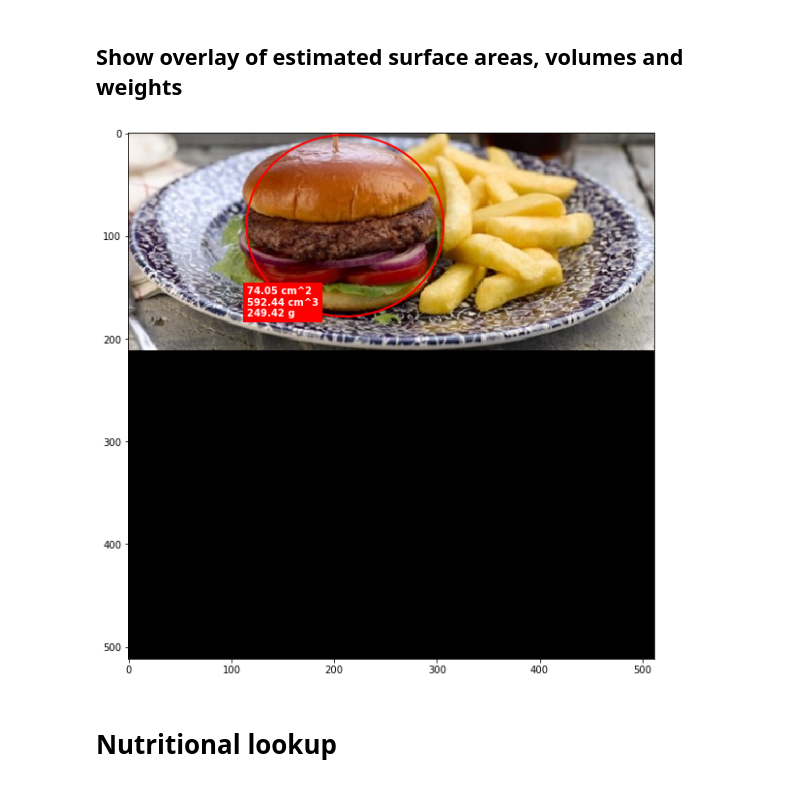
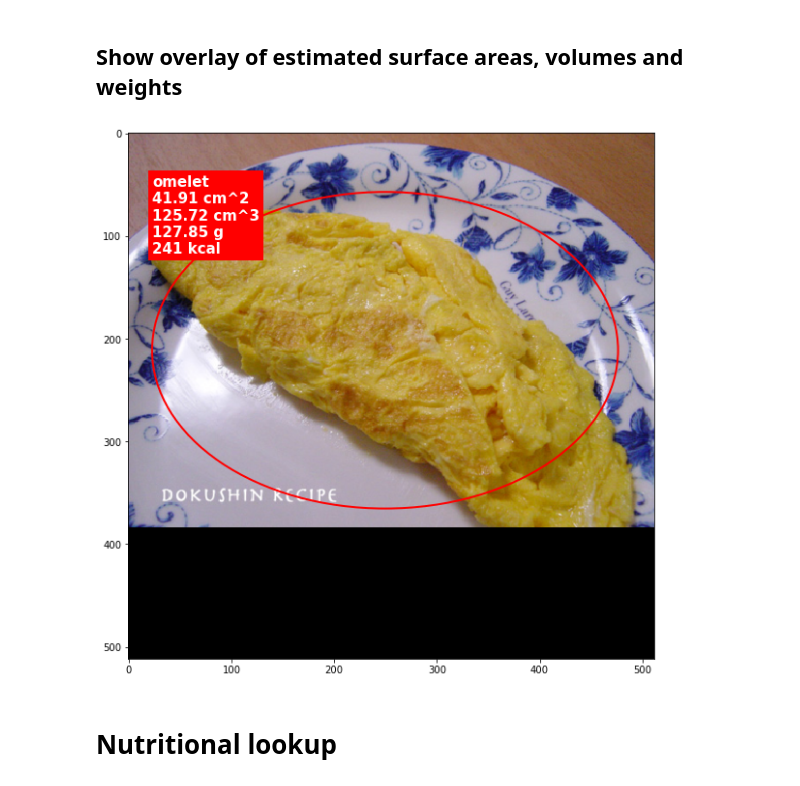
Before and after one commit to BenRoche18/Img2Calories, a Jupyter notebook: notebooks/food_detection/inference.ipynb, the cells around one changed output. Saved outputs shown, nothing was run; the diff lists cells and outputs as text; code cells hidden in the pictures.

```diff
--- a/notebooks/food_detection/inference.ipynb
+++ b/notebooks/food_detection/inference.ipynb
@@ -121,12 +121,18 @@ Loading learnt model weights...done
 # %%
-url = "http://ukcdn.ar-cdn.com/recipes/port250/00717b58-dfc2-4b12-bbaa-266c0699cce1.jpg"
+url = "https://steemitimages.com/DQmSSw3vZF93icqgWEHqsi3Bc9XZcpuCYHo24P4UeHr2VcE/WP_20180111_21_18_29_Pro_LI.jpg"
+path = os.path.join(ROOT_DIR, "evaluation", "images", "a.jpg")
 
-def loadImage(url):
+def loadURLImage(url):
     filename = url.split('/')[-1]
     img = utils.get_file(filename, url)
     img = Image.open(img)
     return img
 
-img = loadImage(url)
+def loadPathImage(path):
+    img = Image.open(path)
+    return img
+
+img = loadPathImage(path)
+#img = loadURLImage(url)
 img
 # %% [output]
@@ -134,3 +139,0 @@ img
-# %%
-img = Image.open(os.path.join(os.path.abspath(os.sep), "Datasets", "nutrition", "JPEGImages", "2.jpg"))
-img
@@ -245,7 +247,7 @@ The next step is to estimate the weights for each of the foods present.
 
 The first stage to estimating the portion size is to calculate the surface area for each of the foods detected. In order to do so we assume a standard plate diameter of 27cm and assume that the plate spans accross the whole image. Since we don't have a database of food shapes we will also assume the captured food posses an eliptical shape.
 # %%
-PLATE_DIAMETER = 27 # cm
+PLATE_DIAMETER = 10 # cm
 
 # estimate cms per pixel using standard plate diameter
 cm_per_pixel = PLATE_DIAMETER / IMAGE_SIZE
@@ -271,6 +273,7 @@ c = connection.cursor()
 
 volumes = []
 weights = []
+energies = []
 foods = []
 
 i = 0
@@ -287,6 +290,9 @@ for lbl in labels:
     # estimate weight using density
     weights.append(volumes[i] * density)
 
+    # infer energy using weight
+    energies.append(weights[i] * energy / 100)
+
     i += 1
 
 connection.close()
@@ -299,36 +305,36 @@ def showSizes(img, boxes):
     # unnormalize
     img[0] = img[0] * 0.229
     img[1] = img[1] * 0.224
     img[2] = img[2] * 0.225
     img[0] += 0.485
     img[1] += 0.456
     img[2] += 0.406
 
     img = np.transpose(img, (1,2,0))
     img = np.clip(img, 0, 1)
     plt.imshow(img)
 
     # draw boudning box
     i = 0
     for x1, y1, x2, y2 in boxes:
         x = (x1+x2)/2
         y = (y1+y2)/2
 
         # draw area
         area = patches.Ellipse((x, y), x2-x1, y2-y1, linewidth=2, edgecolor='r', facecolor='none')
         axis.add_patch(area)
 
         # draw size information label
-        lbl = "{0:.2f} cm^2\n{1:.2f} cm^3\n{2:.2f} g".format(surface_areas[i], volumes[i], weights[i])
-        axis.text(x1, y2, lbl, fontdict=dict(color='w', weight='bold'), bbox=dict(facecolor='r', edgecolor='none'))
+        lbl = "{0}\n{1:.2f} cm^2\n{2:.2f} cm^3\n{3:.2f} g\n{4} kcal".format(foods[i], surface_areas[i], volumes[i], weights[i], int(energies[i]))
+        axis.text(x1, y1+60, lbl, fontdict=dict(color='w', weight='bold', size=15), bbox=dict(facecolor='r', edgecolor='none'))
 
         i += 1
 
     plt.show()
 
 showSizes(img.clone(), boxes)
 # %% [output]
-[figure, old version]
+[figure, new version]
 # %% [markdown]
 # Nutritional lookup
 # %% [markdown]
```
Also changed, not shown: parts of 8 cells of this notebook, 33 other files.
